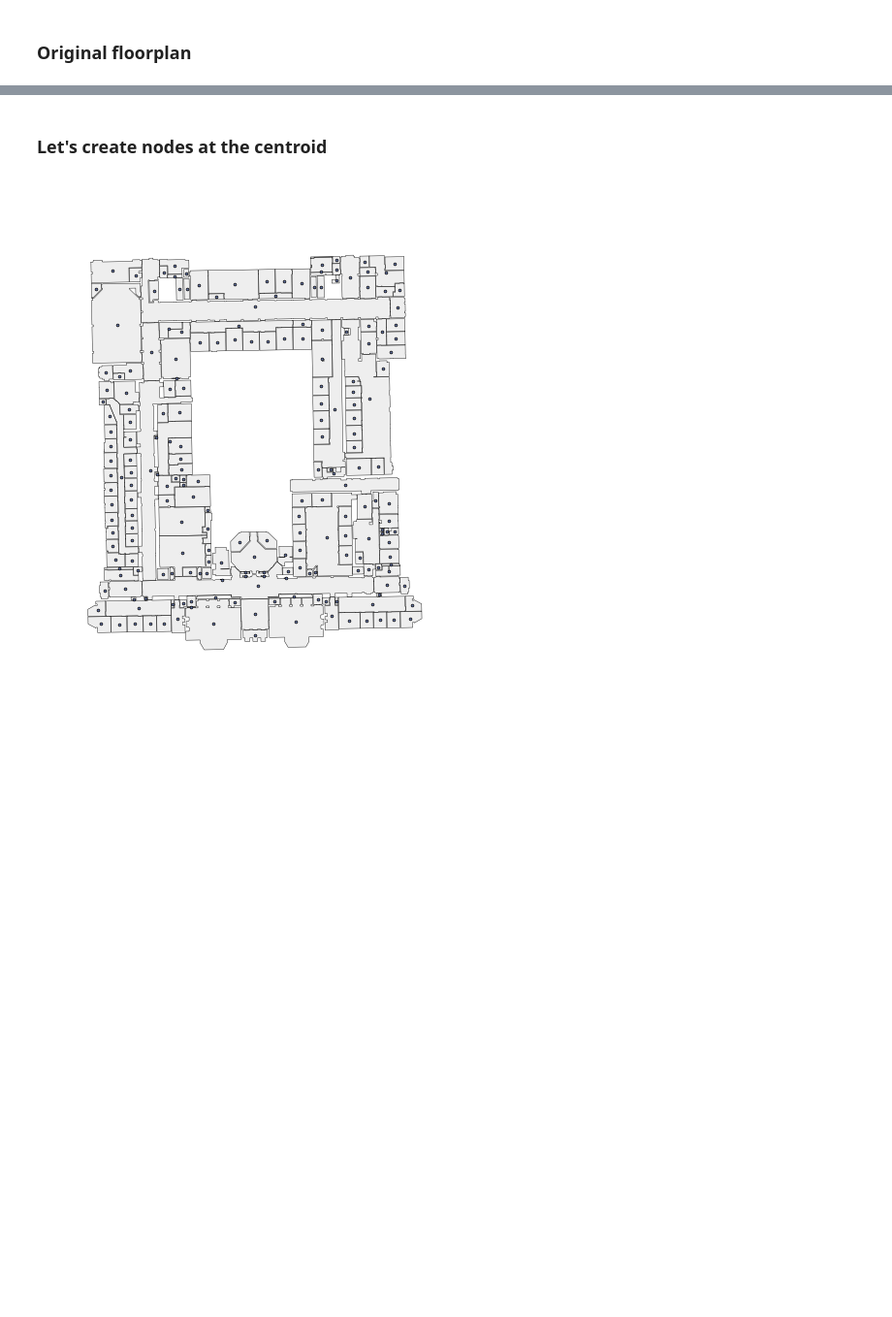
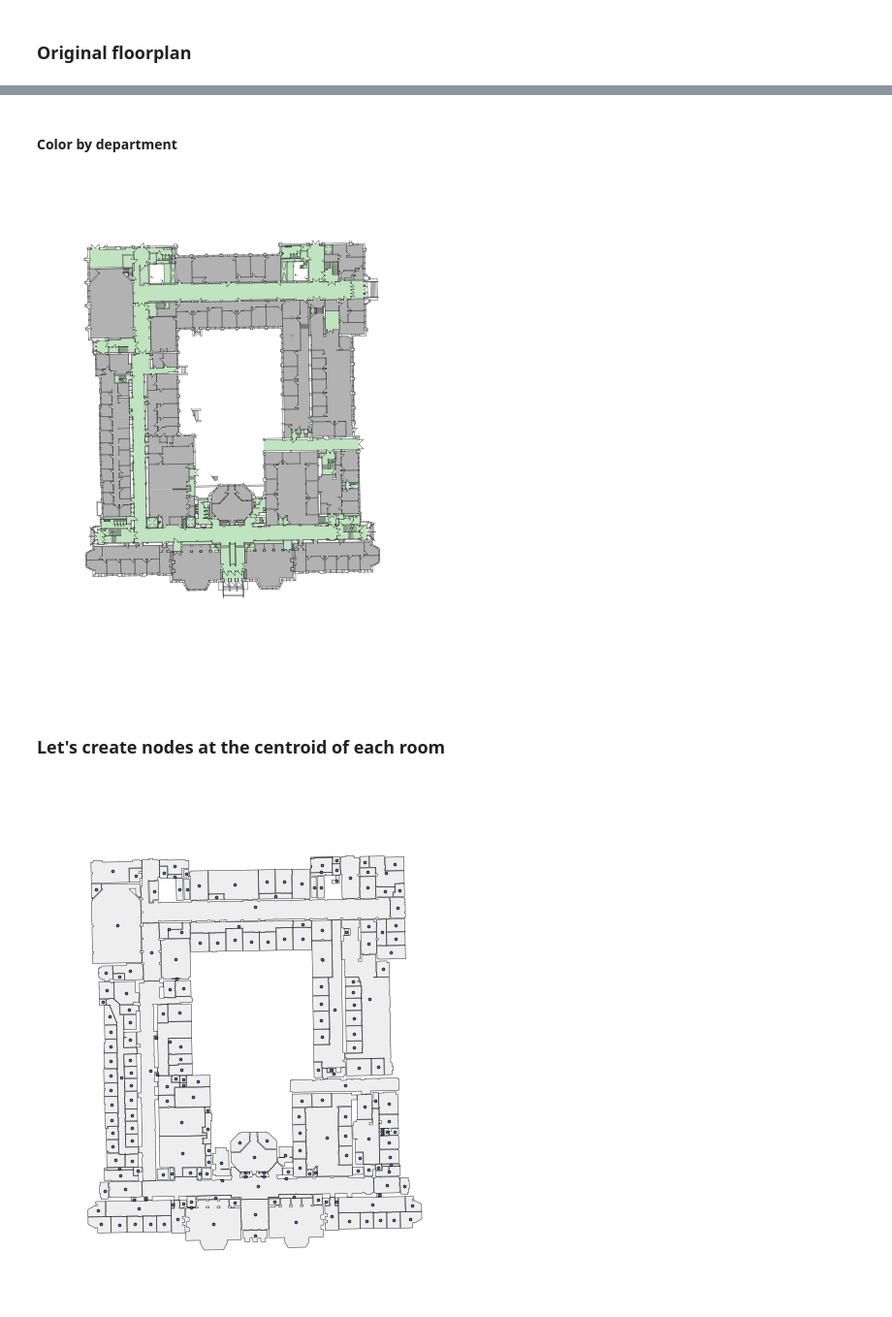
Before and after one commit to yonghah/geopandas-for-architecture, a Jupyter notebook: Floorplan Analysis with Geopandas and NetworkX.ipynb, the cells around one changed output, grey strips where cells are left out. Shown at 97% size. Cells and saved outputs as stored; diff of their text form; code cells hidden in the pictures; blank space fills up the shorter version.

```diff
--- a/Floorplan Analysis with Geopandas and NetworkX.ipynb
+++ b/Floorplan Analysis with Geopandas and NetworkX.ipynb
@@ -46,5 +87,18 @@ plt.show()
+# %% [markdown]
+#### Color by department
+# %%
+# then plot the nodes over room polygons
+fig, ax = plt.subplots()
+fig.set_size_inches(6, 6)
+ax.axison = False
+rooms.plot(ax=ax, linewidth=0.0, column='dept_descr', cmap='Accent')
+graphics.plot(ax=ax, linewidth=0.3, color='#333333')
+ax.set_aspect('equal')
+plt.show()
+# %% [output]
+[figure, added]
 # %% [markdown]
-### Let's create nodes at the centroid
+### Let's create nodes at the centroid of each room
 # %%
 nodes = rooms.geometry.centroid
 
```
Also changed, not shown: parts of 15 cells of this notebook, 3 other files.
